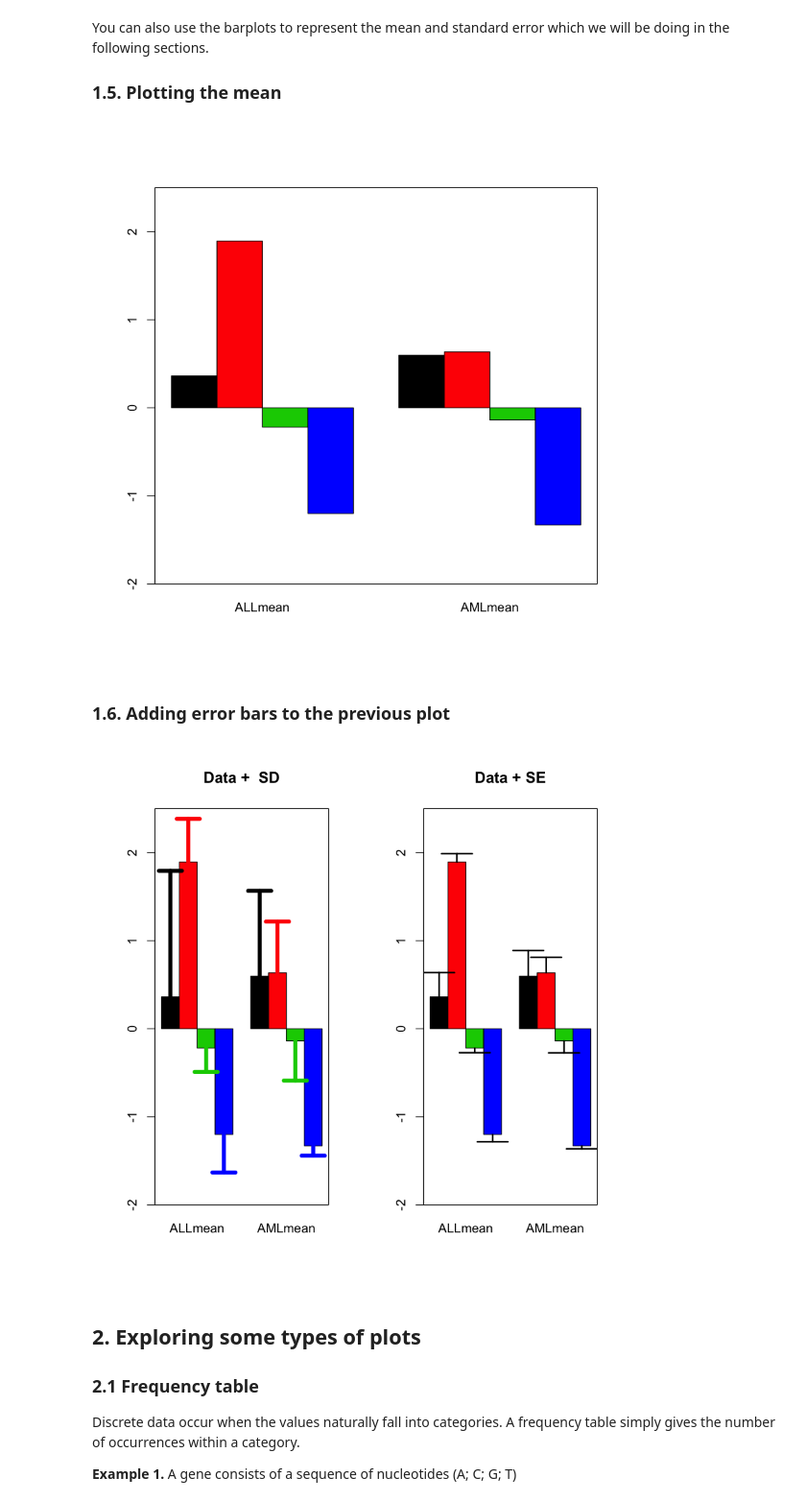
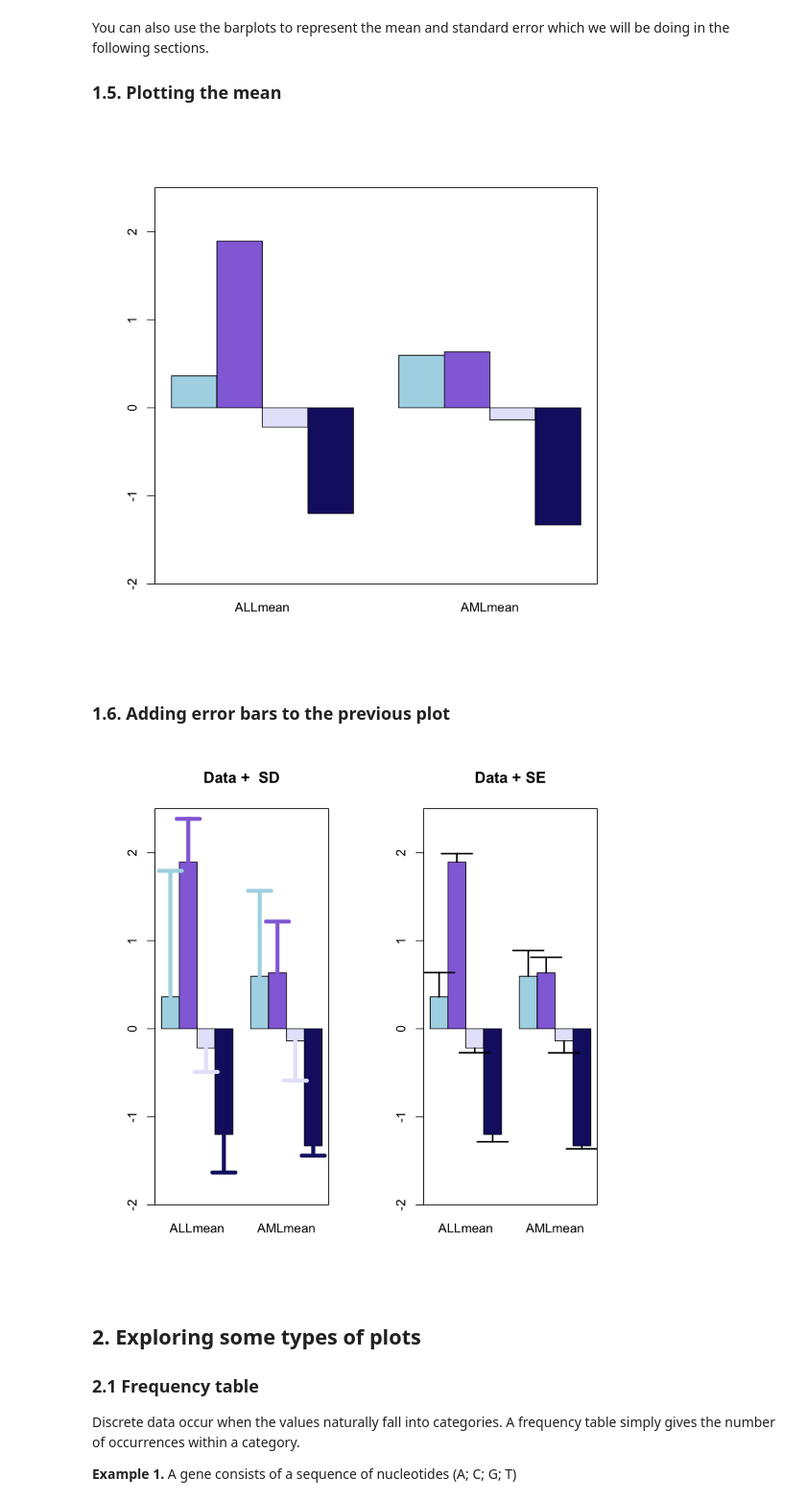
Before and after one commit to trallard/BAD_days, a Jupyter notebook: Day1/Notebook_version/Tutorial.ipynb, the cells around one changed output. Shown at 96% size. Saved outputs shown, nothing was run; the diff lists cells and outputs as text; code cells hidden in the pictures.

```diff
--- a/Day1/Notebook_version/Tutorial.ipynb
+++ b/Day1/Notebook_version/Tutorial.ipynb
@@ -156,6 +157,9 @@ We are going to focus on only a few of the histgram arguments:
 - `ylim`, `xlim` :  limits for the y and x axes
 - `col`: colour choices
 # %%
-barplot(mygenelist, horiz = TRUE, col = (c(1:4)), legend = TRUE)
+# custom colours
+colours = c('lightblue',  'mediumpurple', 'lavender', 'midnightblue')
+barplot(mygenelist, horiz = TRUE,
+        col = colours, legend = TRUE)
 box()
 # %% [output]
@@ -173,10 +177,10 @@ AMLmean <- rowMeans(golub[c(85,1042,1212,2240),c(28:38)])
 dataheight <- cbind(ALLmean, AMLmean)
 
 # Plotting
-barx <- barplot(dataheight, beside=T, horiz=F, col=c(1:4), ylim=c(-2,2.5))
+barx <- barplot(dataheight, beside=T, horiz=F, col= colours, ylim=c(-2,2.5))
 box()
 # %% [output]
-[figure, old version]
+[figure, new version]
 # %% [markdown]
 ### 1.6\. Adding error bars to the previous plot
 # %%
@@ -191,26 +195,28 @@ datase <- cbind(ALLsd/sqrt(nALL), AMLsd/sqrt(nAML))
 # %%
 # creating a panel of 2 plots displayed in 1 row
 par(mfrow = c(1,2))
 
 # Plot with the SD
 datasdend<-abs(dataheight) + abs(datasd)
 datasdend[c(3,4),] = - datasdend[c(3,4),]
-barx <- barplot(dataheight, beside=T, horiz=F, col=c(1:4), ylim=c(-2,2.5),
+barx <- barplot(dataheight, beside=T, horiz=F, col= colours, ylim=c(-2,2.5),
                main = 'Data +  SD')
 
-arrows(barx, dataheight, barx, datasdend, angle=90, lwd=5, length=0.15, col=c(1:4))
+arrows(barx, dataheight, barx, datasdend, angle=90, lwd=5, length=0.15,
+       col = colours)
 box()
 
 # Plot with the se: error associated to the mean!
 datasdend<-abs(dataheight) + abs(datase)
 datasdend[c(3,4),] = -datasdend[c(3,4),]
-barx <- barplot(dataheight, beside=T, horiz=F, col=c(1:4), ylim=c(-2,2.5),
+barx <- barplot(dataheight, beside=T, horiz=F, col =colours, ylim=c(-2,2.5),
                main = 'Data + SE')
 
-arrows(barx, dataheight, barx, datasdend, angle=90, lwd=2, length=0.2, col=1)
+arrows(barx, dataheight, barx, datasdend, angle=90, lwd=2, length=0.2,
+       col = 1)
 box()
 # %% [output]
-[figure, old version]
+[figure, new version]
 # %% [markdown]
 ## 2. Exploring some types of plots
 
```
Also changed, not shown: parts of 16 cells of this notebook, 5 other files.
